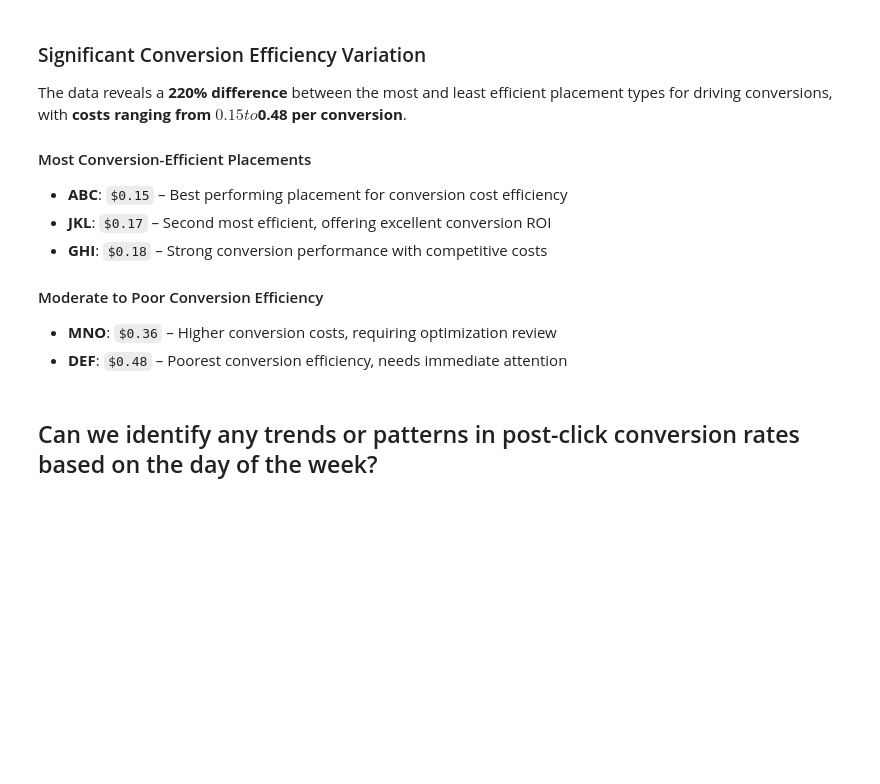
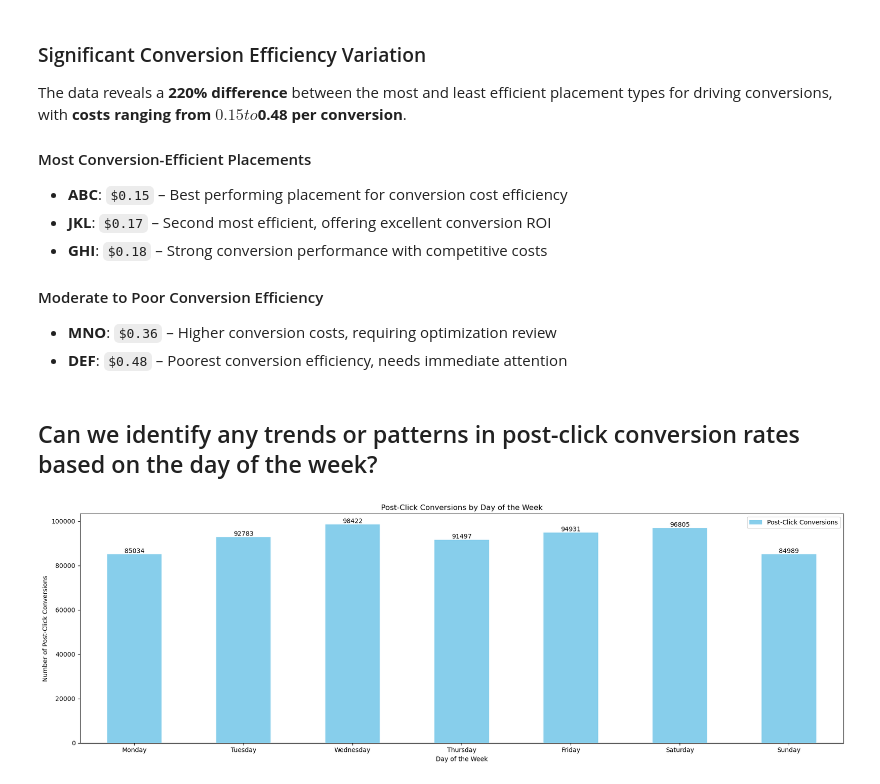
Before and after one commit to Tanush-IIITH/Projects, a Jupyter notebook: Online_Ads_DS/main.ipynb, the cells around one changed output. Drawn from its saved outputs; the diff is of its cells as text; code cells hidden in the pictures; blank space fills up the shorter version.

```diff
--- a/Online_Ads_DS/main.ipynb
+++ b/Online_Ads_DS/main.ipynb
@@ -1792,4 +1793,37 @@ The data reveals a **220% difference** between the most and least efficient plac
 # %% [markdown]
 ## Can we identify any trends or patterns in post-click conversion rates based on the day of the week?
 # %%
-#Creating a vi
+#Creating a visualization of post-click conversion rates by days of the week
+df_valid['day_of_week'] = df_valid['date'].dt.day_name()
+
+post_click_conversion_weekday = df_valid.groupby('day_of_week')['post_click_conversions'].sum().reset_index()
+
+weekday_order = {
+    'Monday': 0, 'Tuesday': 1, 'Wednesday': 2,
+    'Thursday': 3, 'Friday': 4, 'Saturday': 5, 'Sunday': 6
+}
+
+post_click_conversion_weekday['sort_key'] = post_click_conversion_weekday['day_of_week'].map(weekday_order)
+post_click_conversion_weekday = post_click_conversion_weekday.sort_values('sort_key')
+
+fig, ax = plt.subplots(figsize=(18, 6))
+post_click_conversion_weekday.plot(kind='bar', x='day_of_week', y='post_click_conversions', ax=ax, color='skyblue')
+for bar in ax.patches:
+    height = bar.get_height()
+    ax.text(
+        bar.get_x() + bar.get_width()/2,
+        height,
+        f'{int(height)}',
+        ha='center', va='bottom', fontsize=10
+    )
+
+ax.set_title('Post-Click Conversions by Day of the Week')
+ax.set_xlabel('Day of the Week')
+ax.set_ylabel('Number of Post-Click Conversions')
+ax.set_xticklabels(post_click_conversion_weekday['day_of_week'], rotation=0)
+ax.legend(['Post-Click Conversions'], loc='upper right')
+
+plt.tight_layout()
+plt.show()
+# %% [output]
+[figure, added]
```
Also changed, not shown: parts of 5 cells of this notebook, 2 other files.
